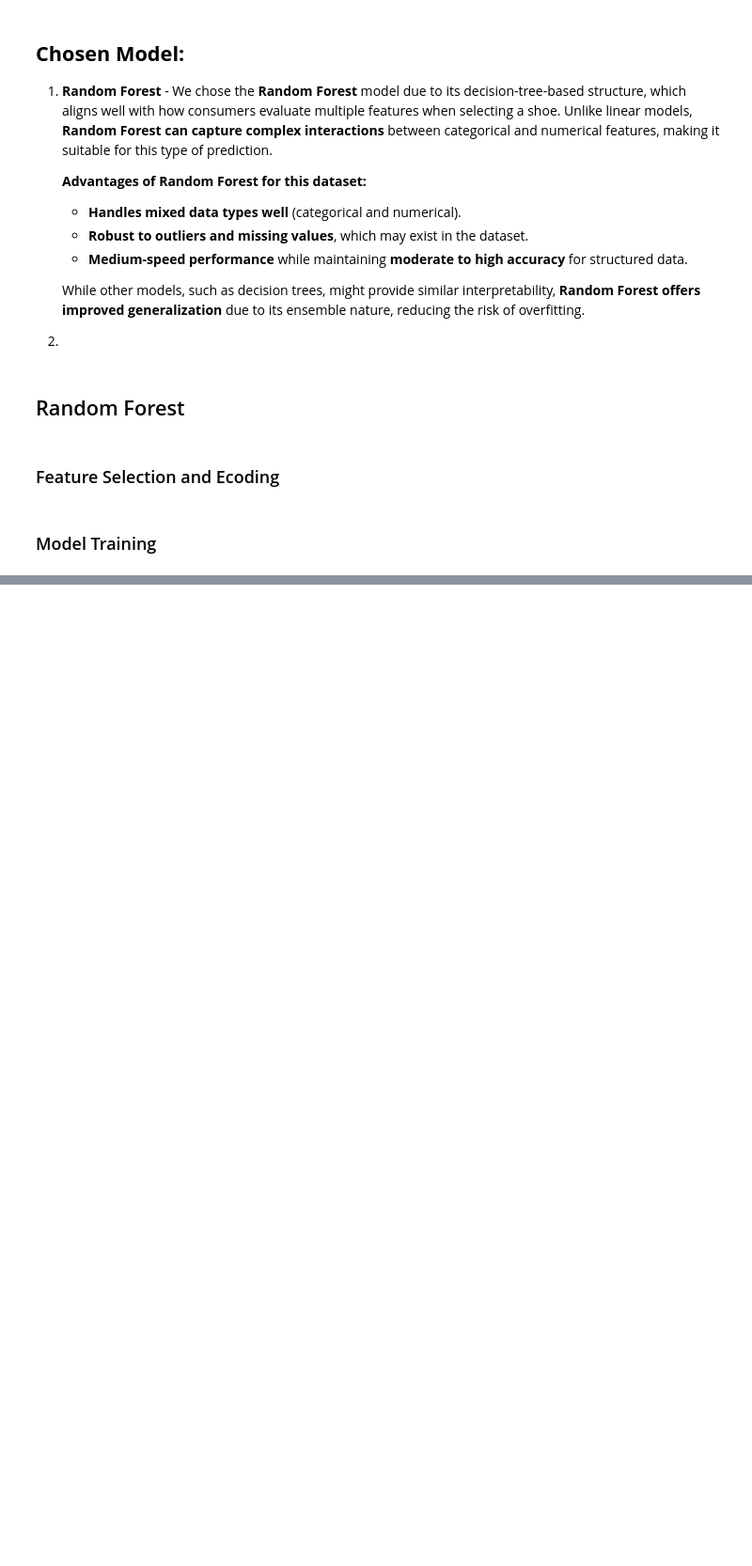
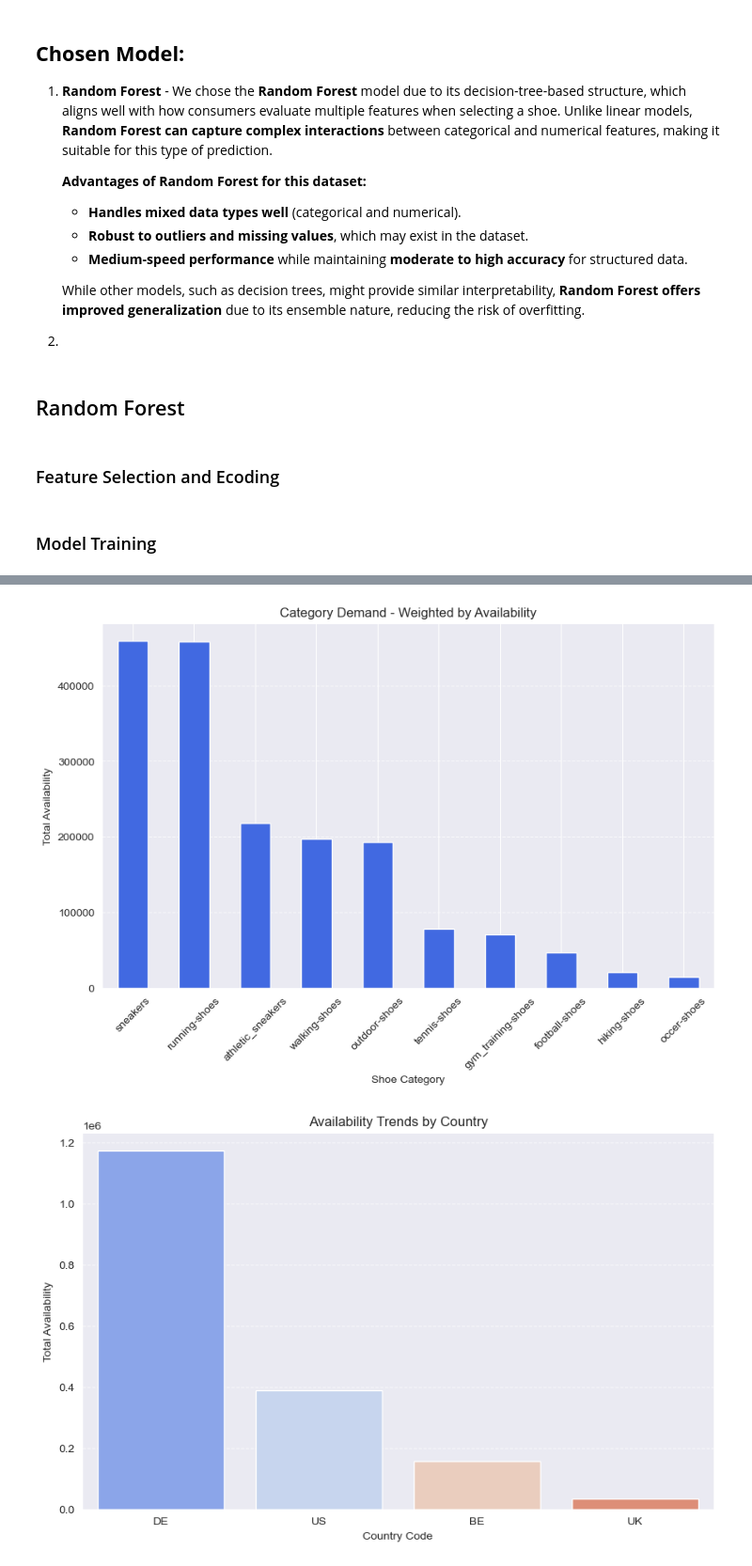
Before and after one commit to odxscholars/sollda1, a Jupyter notebook: main.ipynb, the cells around one changed output, grey strips where cells are left out. Shown: that part at 94% size. Drawn from its saved outputs; the diff is of its cells as text; code cells hidden in the pictures; blank space fills up the shorter version.

```diff
--- a/main.ipynb
+++ b/main.ipynb
@@ -1065,0 +964,31 @@ Model Accuracy: 0.7912
+# %%
+from sklearn.ensemble import RandomForestRegressor
+from sklearn.metrics import mean_absolute_error, r2_score
+
+# Aggregate total availability per shoe category
+category_demand = shoes_fact.groupby('category')['availability'].sum().sort_values(ascending=False)
+
+# Plot category demand
+plt.figure(figsize=(10, 6))
+category_demand.plot(kind='bar', color='royalblue')
+plt.title('Category Demand - Weighted by Availability')
+plt.xlabel('Shoe Category')
+plt.ylabel('Total Availability')
+plt.xticks(rotation=45)
+plt.grid(axis='y', linestyle='--', alpha=0.7)
+plt.show()
+
+# Analyze country-based availability trends
+country_trends = shoes_fact.groupby('country_code')['availability'].sum().sort_values(ascending=False)
+
+# Plot country-based trends
+plt.figure(figsize=(10, 6))
+sns.barplot(x=country_trends.index, y=country_trends.values, palette='coolwarm')
+plt.title('Availability Trends by Country')
+plt.xlabel('Country Code')
+plt.ylabel('Total Availability')
+plt.grid(axis='y', linestyle='--', alpha=0.7)
+plt.show()
+# %% [output]
+[figure, added]
+[figure, added]
```
Also changed, not shown: parts of 32 cells of this notebook.
